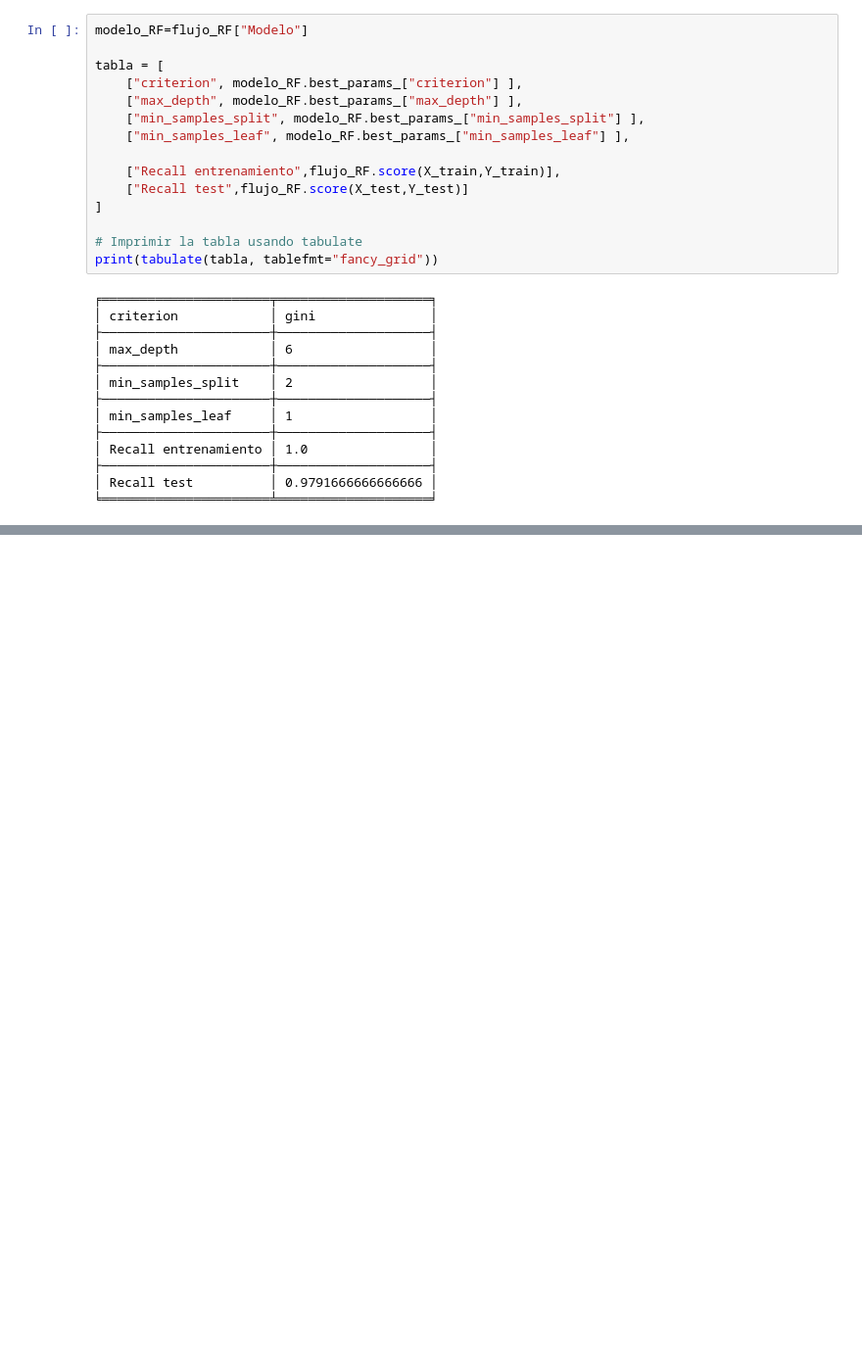
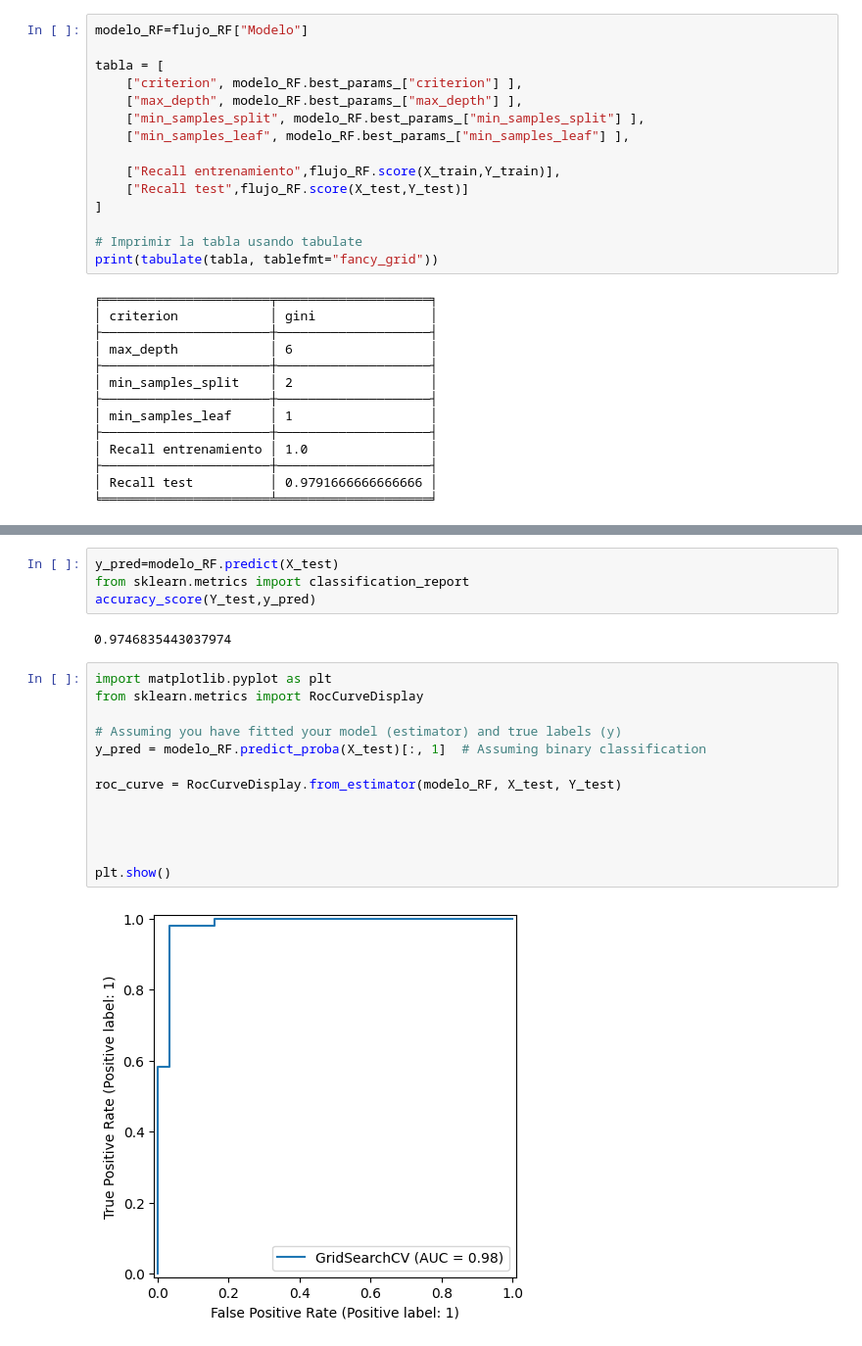
Before and after one commit to wicalo/ProyectoAna, a Jupyter notebook: Codigo/Definitivo.ipynb, the cells around one changed output, grey strips where cells are left out. Shown: that part at 98% size. Cells and saved outputs as stored; diff of their text form; blank space fills up the shorter version.

```diff
--- a/Codigo/Definitivo.ipynb
+++ b/Codigo/Definitivo.ipynb
@@ -694,0 +720,21 @@ print(tabulate(tabla, tablefmt="fancy_grid"))
+# %%
+y_pred=modelo_RF.predict(X_test)
+from sklearn.metrics import classification_report
+accuracy_score(Y_test,y_pred)
+# %% [output]
+0.9746835443037974
+# %%
+import matplotlib.pyplot as plt
+from sklearn.metrics import RocCurveDisplay
+
+# Assuming you have fitted your model (estimator) and true labels (y)
+y_pred = modelo_RF.predict_proba(X_test)[:, 1]  # Assuming binary classification
+
+roc_curve = RocCurveDisplay.from_estimator(modelo_RF, X_test, Y_test)
+
+
+
+
+plt.show()
+# %% [output]
+[figure, added]
```
Also changed, not shown: parts of 11 cells of this notebook.
